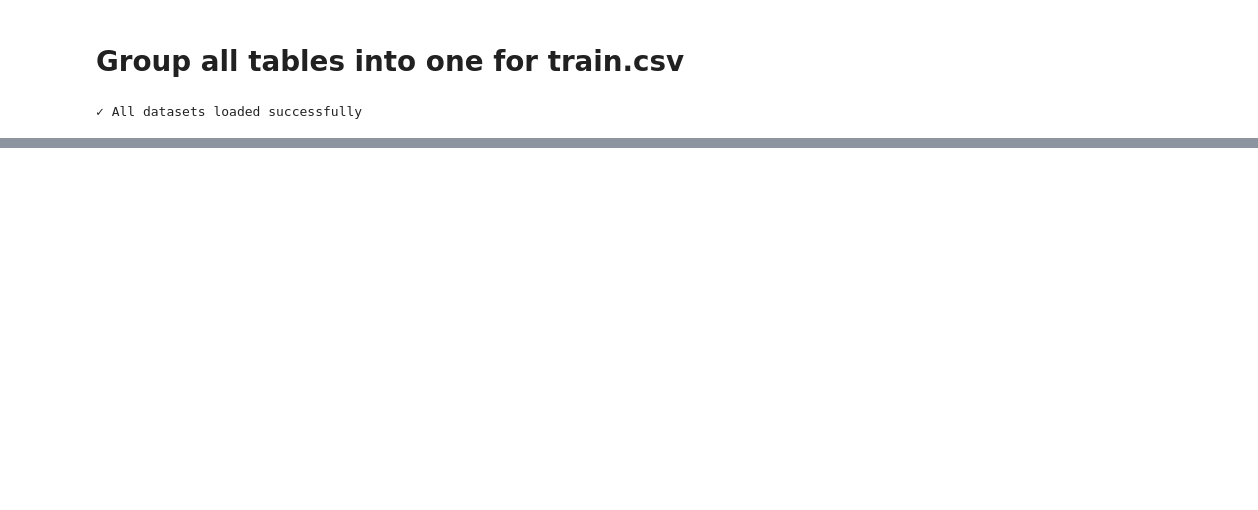
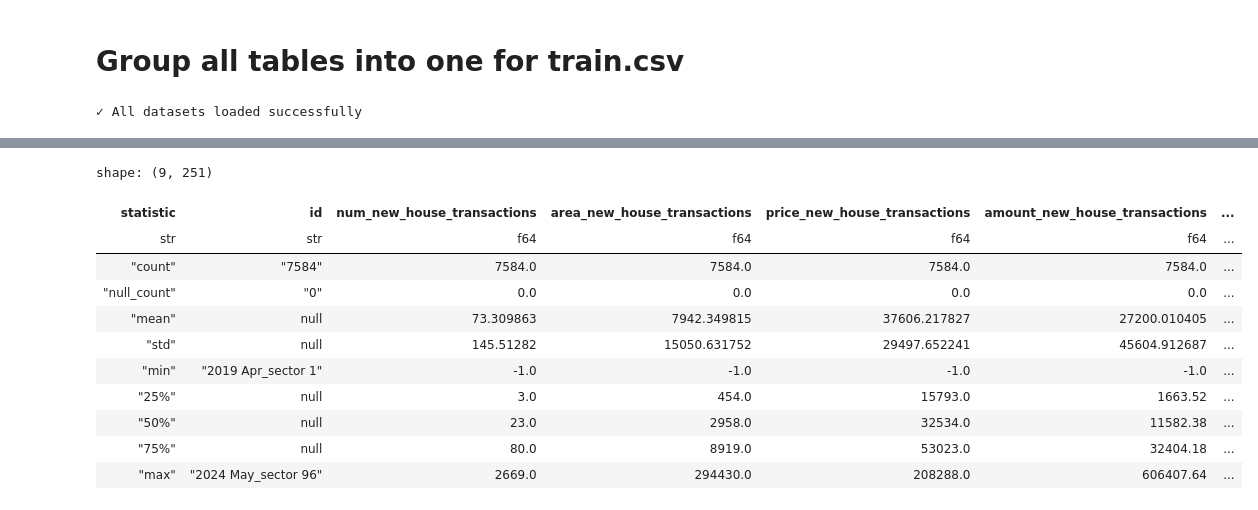
Before and after one commit to Mathavk1606/Real-Estate-Demand-Prediction, a Jupyter notebook: Real_Estate_Demand_Prediction.ipynb, the cells around one changed output, grey strips where cells are left out. Drawn from its saved outputs; the diff is of its cells as text; code cells hidden in the pictures; blank space fills up the shorter version.

```diff
--- a/Real_Estate_Demand_Prediction.ipynb
+++ b/Real_Estate_Demand_Prediction.ipynb
@@ -842,0 +968,15 @@ print("✓ All datasets loaded successfully")
+# %%
+data1.describe()
+# %% [output]
+shape: (9, 251)
+| statistic | id | num_new_house_transactions | area_new_house_transactions | price_new_house_transactions | amount_new_house_transactions | ... |
+| str | str | f64 | f64 | f64 | f64 | ... |
+| "count" | "7584" | 7584.0 | 7584.0 | 7584.0 | 7584.0 | ... |
+| "null_count" | "0" | 0.0 | 0.0 | 0.0 | 0.0 | ... |
+| "mean" | null | 73.309863 | 7942.349815 | 37606.217827 | 27200.010405 | ... |
+| "std" | null | 145.51282 | 15050.631752 | 29497.652241 | 45604.912687 | ... |
+| "min" | "2019 Apr_sector 1" | -1.0 | -1.0 | -1.0 | -1.0 | ... |
+| "25%" | null | 3.0 | 454.0 | 15793.0 | 1663.52 | ... |
+| "50%" | null | 23.0 | 2958.0 | 32534.0 | 11582.38 | ... |
+| "75%" | null | 80.0 | 8919.0 | 53023.0 | 32404.18 | ... |
+| "max" | "2024 May_sector 96" | 2669.0 | 294430.0 | 208288.0 | 606407.64 | ... |
```
Also changed, not shown: parts of 9 cells of this notebook.
